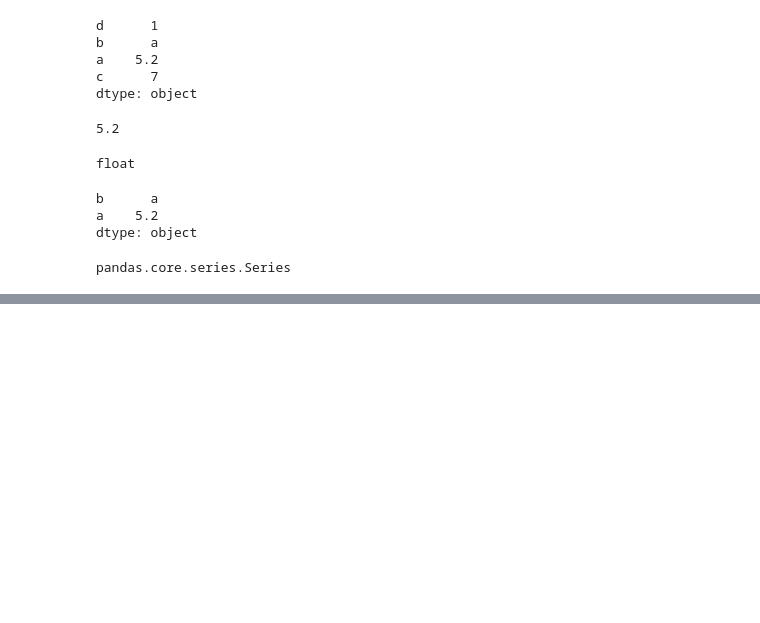
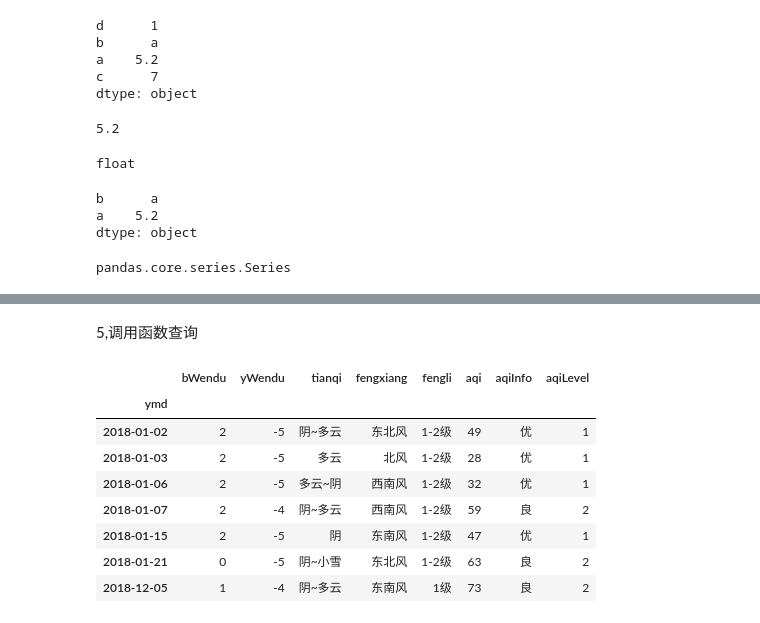
Before and after one commit to JustinZou81/jupyter_Lenovo, a Jupyter notebook: Pandas数据分析从入门到实战（2025最新版）.ipynb, the cells around one changed output, grey strips where cells are left out. Cells and saved outputs as stored; diff of their text form; code cells hidden in the pictures; blank space fills up the shorter version.

```diff
--- a/Pandas数据分析从入门到实战（2025最新版）.ipynb
+++ b/Pandas数据分析从入门到实战（2025最新版）.ipynb
@@ -237,0 +566,15 @@ pandas.core.series.Series
+# %% [markdown]
+5,调用函数查询
+# %%
+#直接写lambda表达式
+df.loc[lambda df:(df['bWendu']<=3) & (df['yWendu']>=-5),:]
+# %% [output]
+|  | bWendu | yWendu | tianqi | fengxiang | fengli | aqi | aqiInfo | aqiLevel |
+| ymd |  |  |  |  |  |  |  |  |
+| 2018-01-02 | 2 | -5 | 阴~多云 | 东北风 | 1-2级 | 49 | 优 | 1 |
+| 2018-01-03 | 2 | -5 | 多云 | 北风 | 1-2级 | 28 | 优 | 1 |
+| 2018-01-06 | 2 | -5 | 多云~阴 | 西南风 | 1-2级 | 32 | 优 | 1 |
+| 2018-01-07 | 2 | -4 | 阴~多云 | 西南风 | 1-2级 | 59 | 良 | 2 |
+| 2018-01-15 | 2 | -5 | 阴 | 东南风 | 1-2级 | 47 | 优 | 1 |
+| 2018-01-21 | 0 | -5 | 阴~小雪 | 东北风 | 1-2级 | 63 | 良 | 2 |
+| 2018-12-05 | 1 | -4 | 阴~多云 | 东南风 | 1级 | 73 | 良 | 2 |
```
Also changed, not shown: parts of 53 cells of this notebook.
